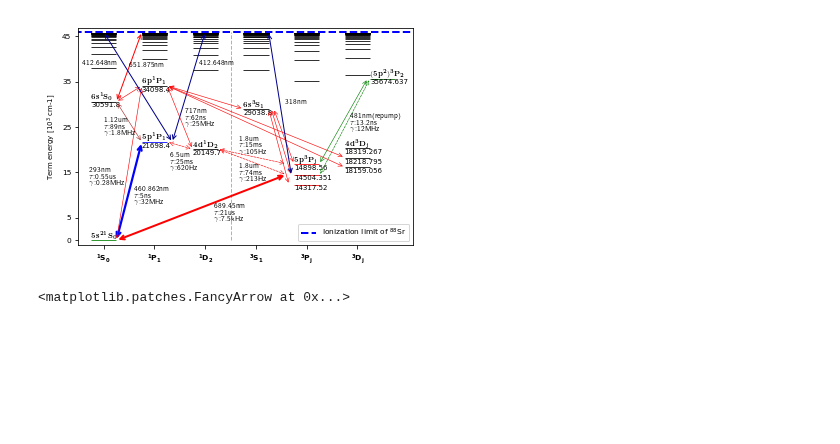
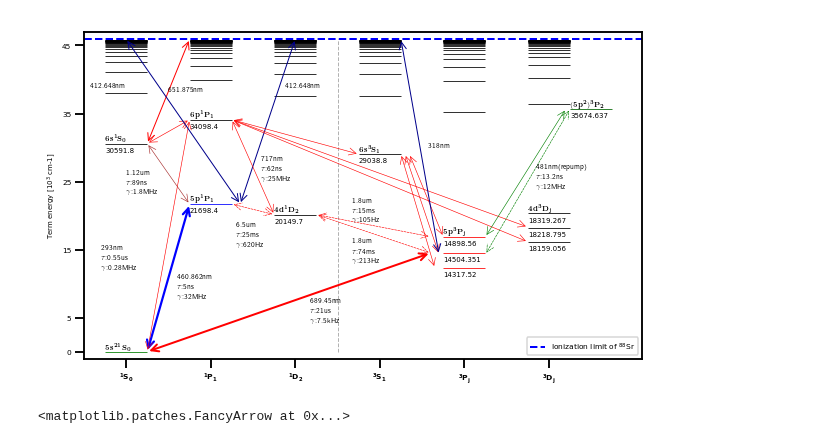
Before and after one commit to rogding/phd_thesis, a Jupyter notebook: chapters/introduction/sr_levels/20190731_Sr_level_figure.ipynb, the cells around one changed output. Cells and saved outputs as stored; diff of their text form; code cells hidden in the pictures; blank space fills up the shorter version.

```diff
--- a/chapters/introduction/sr_levels/20190731_Sr_level_figure.ipynb
+++ b/chapters/introduction/sr_levels/20190731_Sr_level_figure.ipynb
@@ -84,6 +84,10 @@ def transitions():
                      **kwargs)
     return
 # %%
+sns.set_context('talk')
+
+plt.figure(figsize=(10,6))
+
 ### Generates the level coordinates on the graph for higher Rydberg states.
 level_1s0 = gen_level_coordinates(7,30,3.268,1)
 level_1p1 = gen_level_coordinates(7,30,2.729,2)
@@ -110,35 +114,35 @@ plot_levels(level_3s1,'black')
 plot_levels(level_3pj,'black')
 plot_levels(level_3dj,'black')
 
 ## replacing xtick numbers with names
 plt.xticks([1,2,3,4,5,6],[r'$\bf{{}^{1}S_0}$',r'$\bf{{}^{1}P_1}$',r'$\bf{{}^{1}D_2}$',r'$\bf{{}^{3}S_1}$',\
                           r'$\bf{{}^{3}P_j}$',r'$\bf{{}^{3}D_j}$'],\
            color='black',fontsize=7.5,\
               fontname='sans-serif')
 
 
 
 #### adjusting yticks values
 ylabels_pos = [45000,35000,25000,15000,5000,0]
 ylabels = [45,35,25,15,5,0]
 plt.yticks(ylabels_pos,ylabels,fontsize=7.5,**kwargs)
 plt.ylim(-1000,45932.1982+1000)
 plt.xlim(0.5,7.1)
 plt.legend(loc=4,fontsize=7.5)
 
 
 #### custom commands for the low lying levels ; as defined in the above cell
 custom=custom_levels()
 #### adding the arrows for transitions
 transitions()
 #plt.show()
 
 
 # save fig in file :
-#plt.savefig('20190731_88Sr_levels_and_transitions.png',bbox_inches='tight',dpi=1000)
+plt.savefig('20190731_88Sr_levels_and_transitions.png', bbox_inches='tight', dpi=1000, transparent=True)
 #plt.savefig('20190731_88Sr_levels_and_transitions.pdf',bbox_inches='tight')
 # %% [output]
-[figure, old version]
+[figure, new version]
 # %%
 ##  Other stuff
 
```
Also changed, not shown: parts of 1 cell of this notebook, 20 other files.
